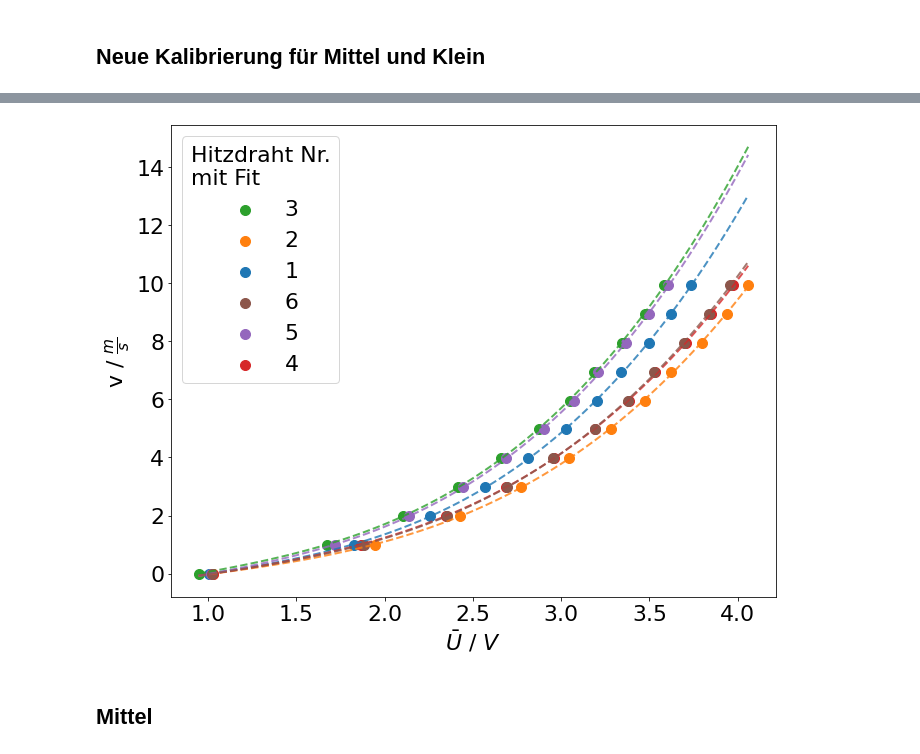
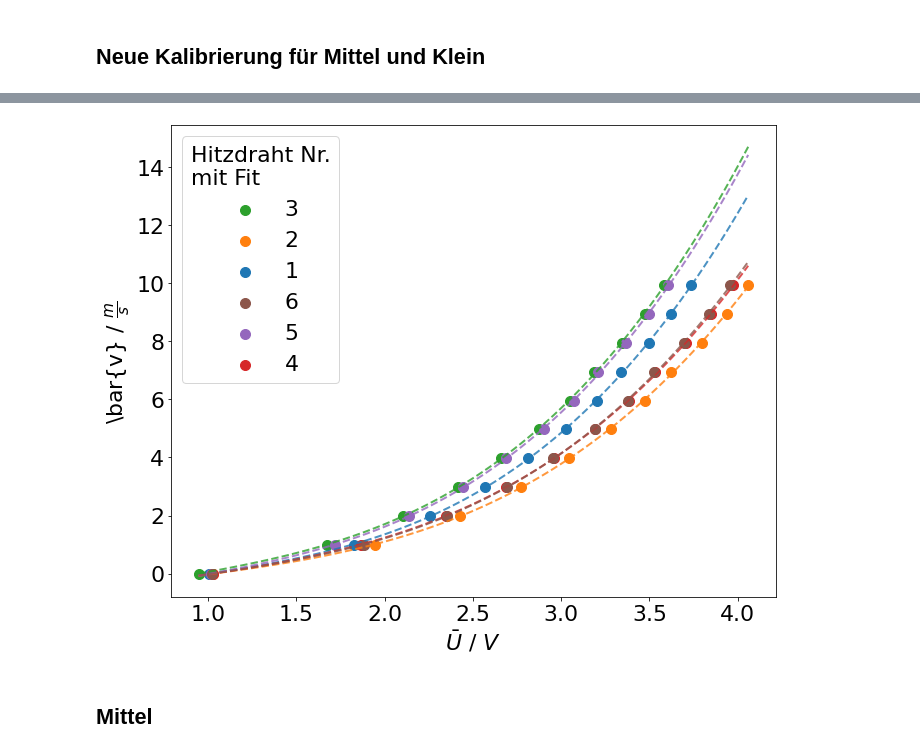
Before and after one commit to T1mors/FPR, a Jupyter notebook: 3 Nachlauf/Modul 1.ipynb, the cells around one changed output, grey strips where cells are left out. Saved outputs shown, nothing was run; the diff lists cells and outputs as text; code cells hidden in the pictures.

```diff
--- a/3 Nachlauf/Modul 1.ipynb
+++ b/3 Nachlauf/Modul 1.ipynb
@@ -191,27 +184,27 @@ Make sure this is in order!!
 # %%
 params_vec_m_k = list() # Mittel und Klein
 default_cycler = cycler(color=colors)
 fig, ax = plt.subplots(1,1,figsize=(10,8), tight_layout=True)
 for (hitzdraht, hitzdraht_std, i, sty) in zip(kali_mean.T, kali_std.T, Nr, default_cycler):
     ax.scatter(hitzdraht, velocity, label=f'{i}', **sty)
     # ax.errorbar(hitzdraht, velocity, hitzdraht_std, label=f'{i}', fmt='o', fillstyle='none', markeredgewidth=2)
 
     # Fitting Polynomial 3rd degree
     model = lmfit.models.PolynomialModel(degree=3)
     params = model.guess(x=hitzdraht, data=velocity)
     params_vec_m_k.append(params)
     result = model.fit(x=hitzdraht, data=velocity, params=params)
     ax.plot(hitzdraht_range,  result.eval(result.params, x=hitzdraht_range), ls='--', alpha=0.8, **sty)
 
 # print(result.fit_report())
 
-ax.set_ylabel(r'v / $\frac{m}{s}$')
+ax.set_ylabel(r'\bar{v} / $\frac{m}{s}$')
 ax.set_xlabel(r'$\bar{U}$ / $V$')
 handles, labels = ax.get_legend_handles_labels()
 ax.legend([handles[idx] for idx in order],[labels[idx] for idx in order], title='Hitzdraht Nr.\nmit Fit')
 fig.savefig('Abb/Modul1/Kalibrierung_mittel_klein.png')
 # %% [output]
-[figure, old version]
+[figure, new version]
 # %% [markdown]
 ## Mittel
 # %%
```
Also changed, not shown: parts of 15 cells of this notebook, 52 other files.
